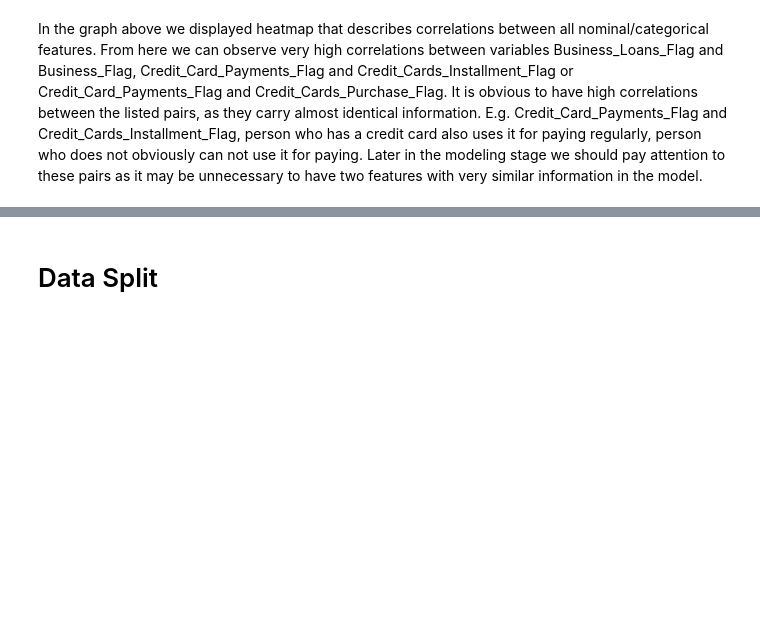
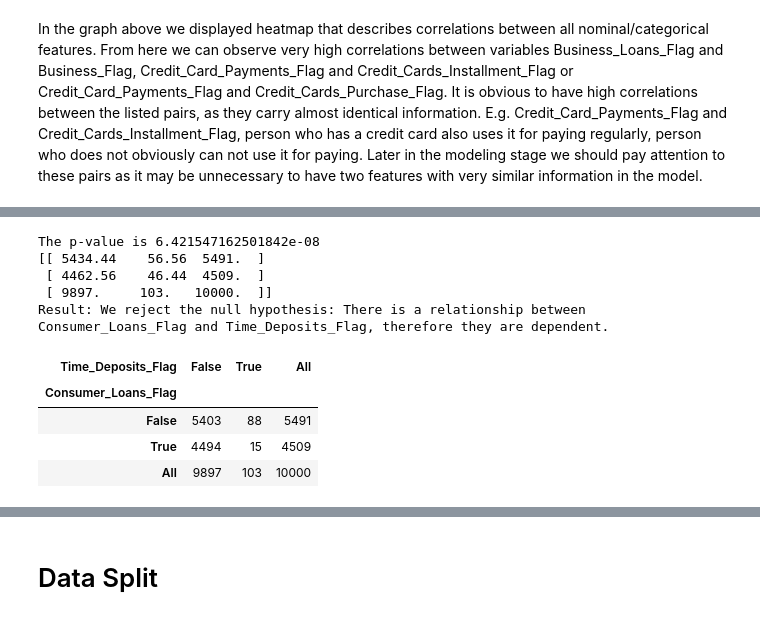
Before and after one commit to Doll03/4IZ480, a Jupyter notebook: Code/notebook.ipynb, the cells around one changed output, grey strips where cells are left out. Saved outputs shown, nothing was run; the diff lists cells and outputs as text; code cells hidden in the pictures; blank space fills up the shorter version.

```diff
--- a/Code/notebook.ipynb
+++ b/Code/notebook.ipynb
@@ -295,0 +354,13 @@ Result: We fail to reject the null hypothesis: There is no relationship between
+# %%
+chi_square(dataset, "Consumer_Loans_Flag")
+# %% [output]
+The p-value is 6.421547162501842e-08
+[[ 5434.44    56.56  5491.  ]
+ [ 4462.56    46.44  4509.  ]
+ [ 9897.     103.   10000.  ]]
+Result: We reject the null hypothesis: There is a relationship between Consumer_Loans_Flag and Time_Deposits_Flag, therefore they are dependent.
+| Time_Deposits_Flag | False | True | All |
+| Consumer_Loans_Flag |  |  |  |
+| False | 5403 | 88 | 5491 |
+| True | 4494 | 15 | 4509 |
+| All | 9897 | 103 | 10000 |
```
Also changed, not shown: parts of 6 cells of this notebook.
